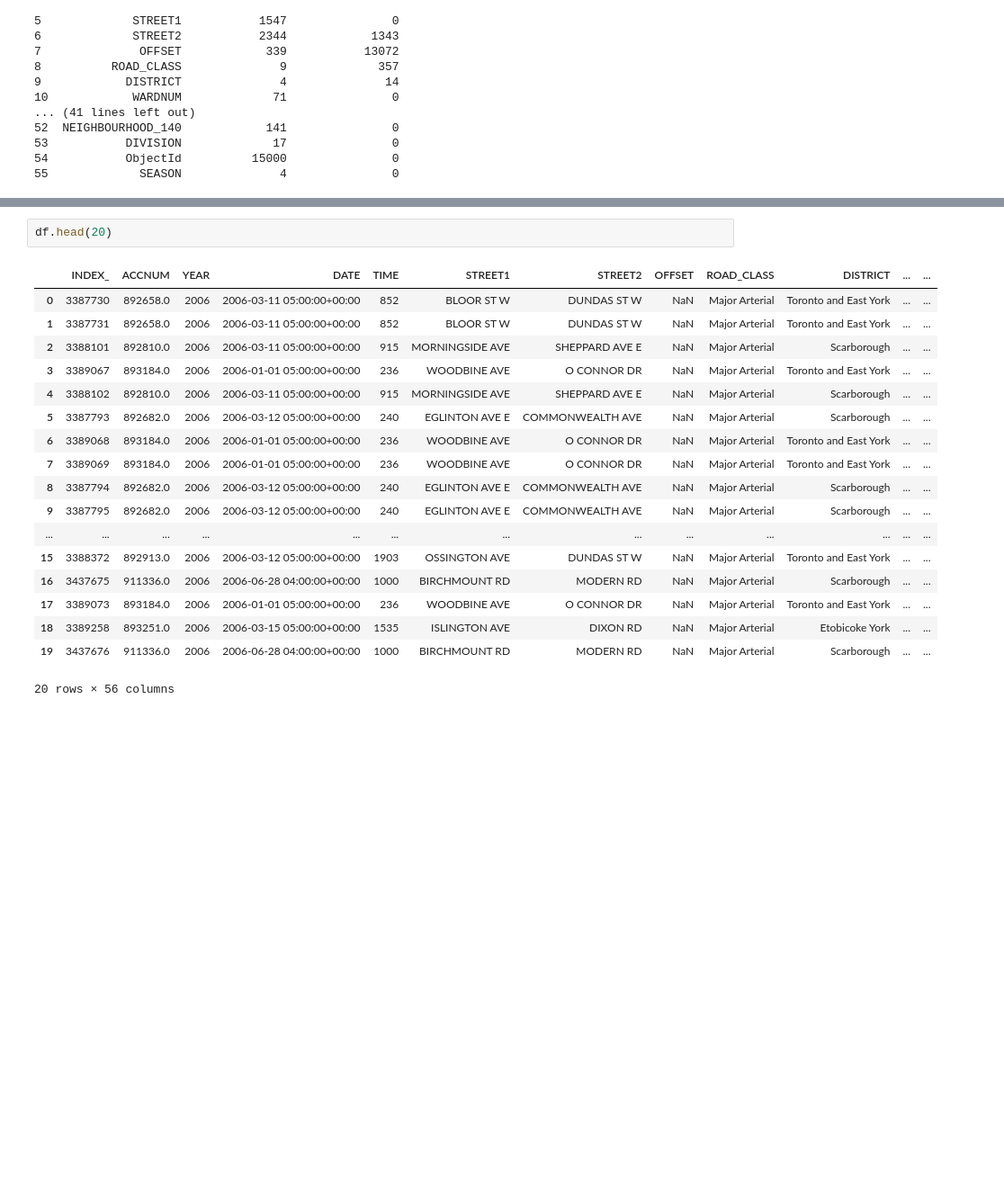
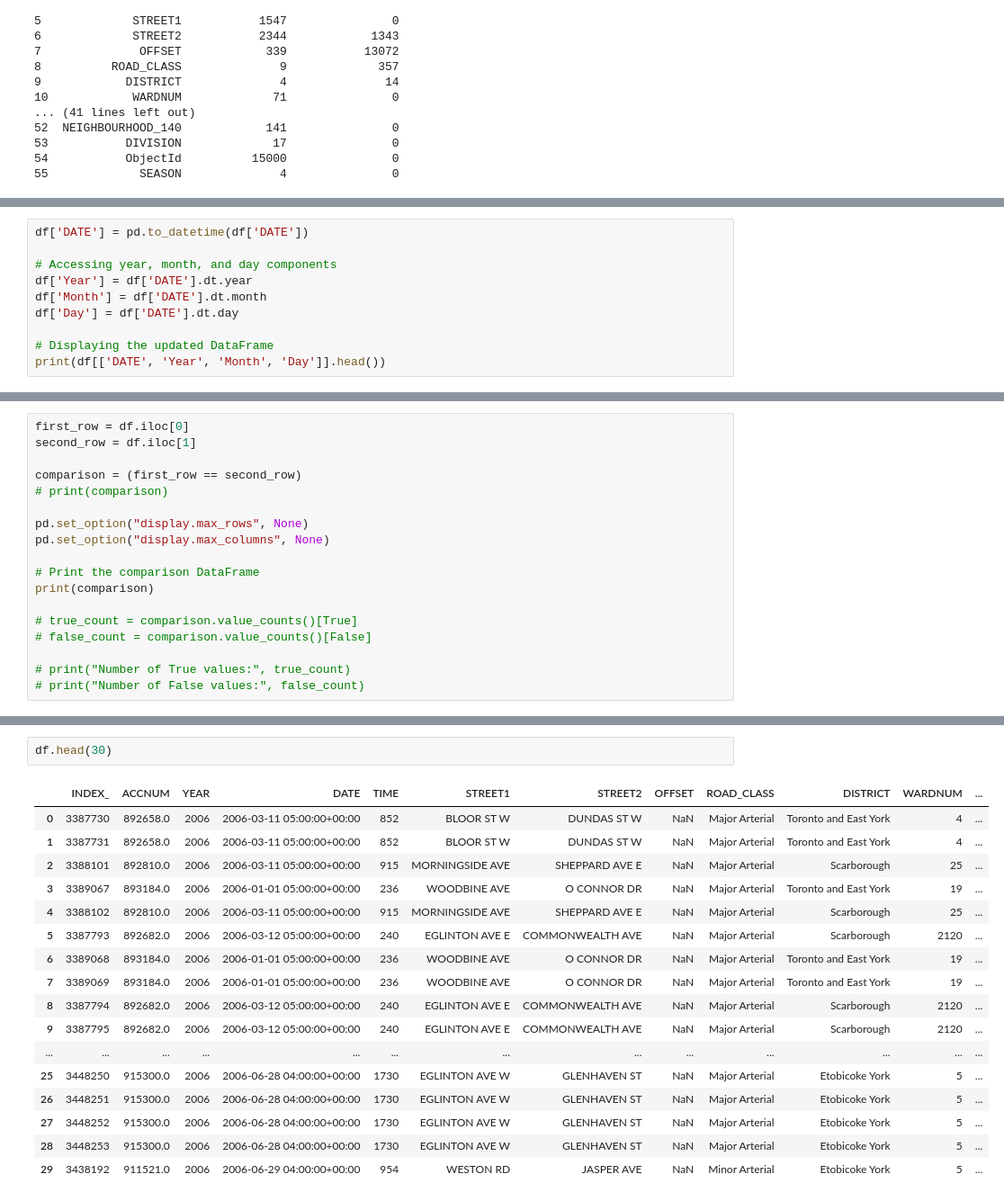
Before and after one commit to Raaj-4320/Kaggle-competition-, a Jupyter notebook: ASSIGNMENT_2.ipynb, the cells around one changed output, grey strips where cells are left out. Shown at 90% size. Saved outputs shown, nothing was run; the diff lists cells and outputs as text; blank space fills up the shorter version.

```diff
--- a/ASSIGNMENT_2.ipynb
+++ b/ASSIGNMENT_2.ipynb
@@ -575,0 +661,10 @@ print(combined_df)
+# %%
+df['DATE'] = pd.to_datetime(df['DATE'])
+
+# Accessing year, month, and day components
+df['Year'] = df['DATE'].dt.year
+df['Month'] = df['DATE'].dt.month
+df['Day'] = df['DATE'].dt.day
+
+# Displaying the updated DataFrame
+print(df[['DATE', 'Year', 'Month', 'Day']].head())
@@ -575,0 +678,18 @@ print(combined_df)
+# %%
+first_row = df.iloc[0]
+second_row = df.iloc[1]
+
+comparison = (first_row == second_row)
+# print(comparison)
+
+pd.set_option("display.max_rows", None)
+pd.set_option("display.max_columns", None)
+
+# Print the comparison DataFrame
+print(comparison)
+
+# true_count = comparison.value_counts()[True]
+# false_count = comparison.value_counts()[False]
+
+# print("Number of True values:", true_count)
+# print("Number of False values:", false_count)
@@ -576,21 +714,20 @@ print(combined_df)
 # %%
-df.head(20)
+df.head(30)
 # %% [output]
-|  | INDEX_ | ACCNUM | YEAR | DATE | TIME | STREET1 | STREET2 | OFFSET | ROAD_CLASS | DISTRICT | ... | ... |
-| 0 | 3387730 | 892658.0 | 2006 | 2006-03-11 05:00:00+00:00 | 852 | BLOOR ST W | DUNDAS ST W | NaN | Major Arterial | Toronto and East York | ... | ... |
-| 1 | 3387731 | 892658.0 | 2006 | 2006-03-11 05:00:00+00:00 | 852 | BLOOR ST W | DUNDAS ST W | NaN | Major Arterial | Toronto and East York | ... | ... |
-| 2 | 3388101 | 892810.0 | 2006 | 2006-03-11 05:00:00+00:00 | 915 | MORNINGSIDE AVE | SHEPPARD AVE E | NaN | Major Arterial | Scarborough | ... | ... |
-| 3 | 3389067 | 893184.0 | 2006 | 2006-01-01 05:00:00+00:00 | 236 | WOODBINE AVE | O CONNOR DR | NaN | Major Arterial | Toronto and East York | ... | ... |
-| 4 | 3388102 | 892810.0 | 2006 | 2006-03-11 05:00:00+00:00 | 915 | MORNINGSIDE AVE | SHEPPARD AVE E | NaN | Major Arterial | Scarborough | ... | ... |
-| 5 | 3387793 | 892682.0 | 2006 | 2006-03-12 05:00:00+00:00 | 240 | EGLINTON AVE E | COMMONWEALTH AVE | NaN | Major Arterial | Scarborough | ... | ... |
-| 6 | 3389068 | 893184.0 | 2006 | 2006-01-01 05:00:00+00:00 | 236 | WOODBINE AVE | O CONNOR DR | NaN | Major Arterial | Toronto and East York | ... | ... |
-| 7 | 3389069 | 893184.0 | 2006 | 2006-01-01 05:00:00+00:00 | 236 | WOODBINE AVE | O CONNOR DR | NaN | Major Arterial | Toronto and East York | ... | ... |
-| 8 | 3387794 | 892682.0 | 2006 | 2006-03-12 05:00:00+00:00 | 240 | EGLINTON AVE E | COMMONWEALTH AVE | NaN | Major Arterial | Scarborough | ... | ... |
-| 9 | 3387795 | 892682.0 | 2006 | 2006-03-12 05:00:00+00:00 | 240 | EGLINTON AVE E | COMMONWEALTH AVE | NaN | Major Arterial | Scarborough | ... | ... |
+|  | INDEX_ | ACCNUM | YEAR | DATE | TIME | STREET1 | STREET2 | OFFSET | ROAD_CLASS | DISTRICT | WARDNUM | ... |
+| 0 | 3387730 | 892658.0 | 2006 | 2006-03-11 05:00:00+00:00 | 852 | BLOOR ST W | DUNDAS ST W | NaN | Major Arterial | Toronto and East York | 4 | ... |
+| 1 | 3387731 | 892658.0 | 2006 | 2006-03-11 05:00:00+00:00 | 852 | BLOOR ST W | DUNDAS ST W | NaN | Major Arterial | Toronto and East York | 4 | ... |
+| 2 | 3388101 | 892810.0 | 2006 | 2006-03-11 05:00:00+00:00 | 915 | MORNINGSIDE AVE | SHEPPARD AVE E | NaN | Major Arterial | Scarborough | 25 | ... |
+| 3 | 3389067 | 893184.0 | 2006 | 2006-01-01 05:00:00+00:00 | 236 | WOODBINE AVE | O CONNOR DR | NaN | Major Arterial | Toronto and East York | 19 | ... |
+| 4 | 3388102 | 892810.0 | 2006 | 2006-03-11 05:00:00+00:00 | 915 | MORNINGSIDE AVE | SHEPPARD AVE E | NaN | Major Arterial | Scarborough | 25 | ... |
+| 5 | 3387793 | 892682.0 | 2006 | 2006-03-12 05:00:00+00:00 | 240 | EGLINTON AVE E | COMMONWEALTH AVE | NaN | Major Arterial | Scarborough | 2120 | ... |
+| 6 | 3389068 | 893184.0 | 2006 | 2006-01-01 05:00:00+00:00 | 236 | WOODBINE AVE | O CONNOR DR | NaN | Major Arterial | Toronto and East York | 19 | ... |
+| 7 | 3389069 | 893184.0 | 2006 | 2006-01-01 05:00:00+00:00 | 236 | WOODBINE AVE | O CONNOR DR | NaN | Major Arterial | Toronto and East York | 19 | ... |
+| 8 | 3387794 | 892682.0 | 2006 | 2006-03-12 05:00:00+00:00 | 240 | EGLINTON AVE E | COMMONWEALTH AVE | NaN | Major Arterial | Scarborough | 2120 | ... |
+| 9 | 3387795 | 892682.0 | 2006 | 2006-03-12 05:00:00+00:00 | 240 | EGLINTON AVE E | COMMONWEALTH AVE | NaN | Major Arterial | Scarborough | 2120 | ... |
 | ... | ... | ... | ... | ... | ... | ... | ... | ... | ... | ... | ... | ... |
-| 15 | 3388372 | 892913.0 | 2006 | 2006-03-12 05:00:00+00:00 | 1903 | OSSINGTON AVE | DUNDAS ST W | NaN | Major Arterial | Toronto and East York | ... | ... |
-| 16 | 3437675 | 911336.0 | 2006 | 2006-06-28 04:00:00+00:00 | 1000 | BIRCHMOUNT RD | MODERN RD | NaN | Major Arterial | Scarborough | ... | ... |
-| 17 | 3389073 | 893184.0 | 2006 | 2006-01-01 05:00:00+00:00 | 236 | WOODBINE AVE | O CONNOR DR | NaN | Major Arterial | Toronto and East York | ... | ... |
-| 18 | 3389258 | 893251.0 | 2006 | 2006-03-15 05:00:00+00:00 | 1535 | ISLINGTON AVE | DIXON RD | NaN | Major Arterial | Etobicoke York | ... | ... |
-| 19 | 3437676 | 911336.0 | 2006 | 2006-06-28 04:00:00+00:00 | 1000 | BIRCHMOUNT RD | MODERN RD | NaN | Major Arterial | Scarborough | ... | ... |
+| 25 | 3448250 | 915300.0 | 2006 | 2006-06-28 04:00:00+00:00 | 1730 | EGLINTON AVE W | GLENHAVEN ST | NaN | Major Arterial | Etobicoke York | 5 | ... |
+| 26 | 3448251 | 915300.0 | 2006 | 2006-06-28 04:00:00+00:00 | 1730 | EGLINTON AVE W | GLENHAVEN ST | NaN | Major Arterial | Etobicoke York | 5 | ... |
+| 27 | 3448252 | 915300.0 | 2006 | 2006-06-28 04:00:00+00:00 | 1730 | EGLINTON AVE W | GLENHAVEN ST | NaN | Major Arterial | Etobicoke York | 5 | ... |
+| 28 | 3448253 | 915300.0 | 2006 | 2006-06-28 04:00:00+00:00 | 1730 | EGLINTON AVE W | GLENHAVEN ST | NaN | Major Arterial | Etobicoke York | 5 | ... |
+| 29 | 3438192 | 911521.0 | 2006 | 2006-06-29 04:00:00+00:00 | 954 | WESTON RD | JASPER AVE | NaN | Minor Arterial | Etobicoke York | 5 | ... |
-20 rows × 56 columns
```
Also changed, not shown: parts of 27 cells of this notebook.
